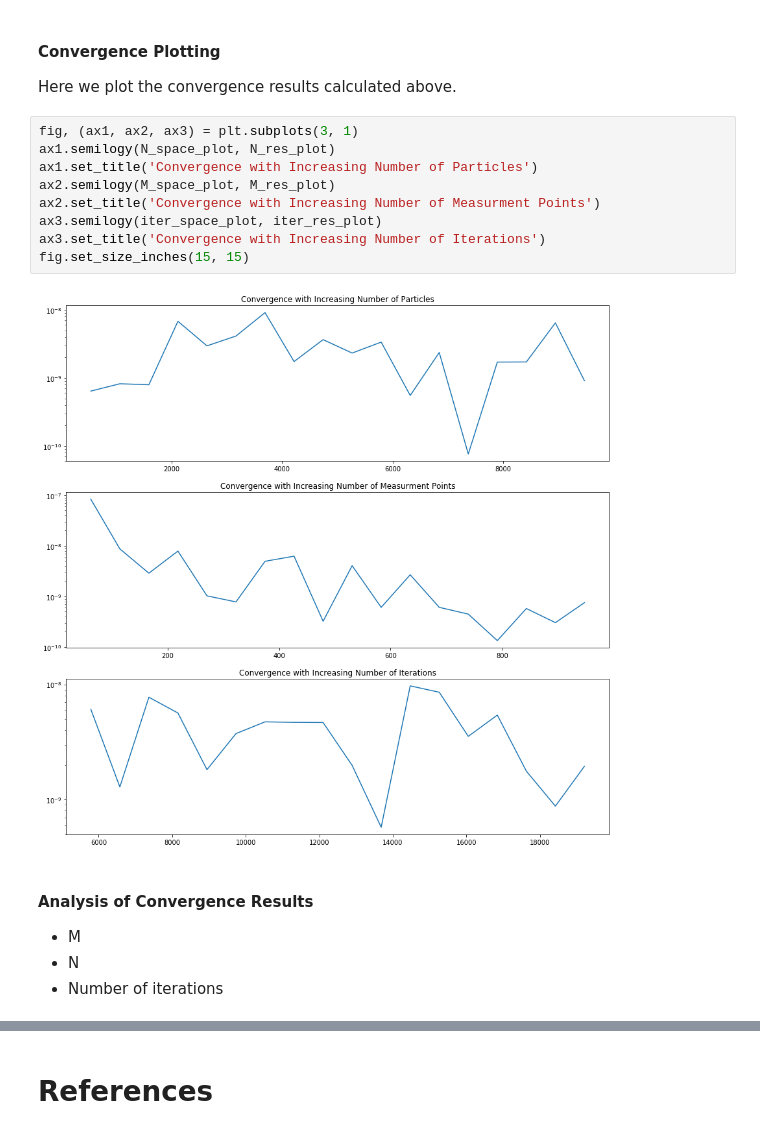
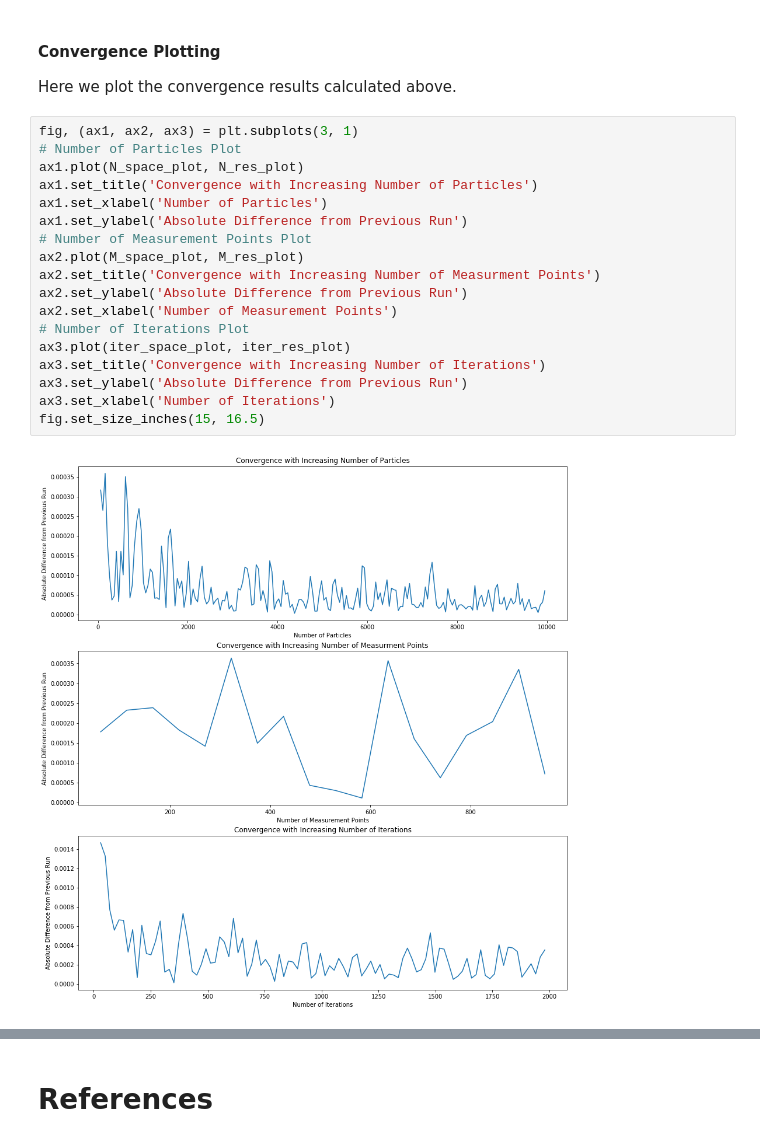
Before and after one commit to sheeshee/High-Performance-Computing-Coursework, a Jupyter notebook: Assignment 1/Assignment 1 Submission.ipynb, the cells around one changed output, grey strips where cells are left out. Drawn from its saved outputs; the diff is of its cells as text.

```diff
--- a/Assignment 1/Assignment 1 Submission.ipynb
+++ b/Assignment 1/Assignment 1 Submission.ipynb
@@ -1097,18 +1076,21 @@ iter_res_plot = np.array([0.0014643559651488715,
 Here we plot the convergence results calculated above.
 # %%
 fig, (ax1, ax2, ax3) = plt.subplots(3, 1)
-ax1.semilogy(N_space_plot, N_res_plot)
+# Number of Particles Plot
+ax1.plot(N_space_plot, N_res_plot)
 ax1.set_title('Convergence with Increasing Number of Particles')
-ax2.semilogy(M_space_plot, M_res_plot)
+ax1.set_xlabel('Number of Particles')
+ax1.set_ylabel('Absolute Difference from Previous Run')
+# Number of Measurement Points Plot
+ax2.plot(M_space_plot, M_res_plot)
 ax2.set_title('Convergence with Increasing Number of Measurment Points')
-ax3.semilogy(iter_space_plot, iter_res_plot)
+ax2.set_ylabel('Absolute Difference from Previous Run')
+ax2.set_xlabel('Number of Measurement Points')
+# Number of Iterations Plot
+ax3.plot(iter_space_plot, iter_res_plot)
 ax3.set_title('Convergence with Increasing Number of Iterations')
-fig.set_size_inches(15, 15)
+ax3.set_ylabel('Absolute Difference from Previous Run')
+ax3.set_xlabel('Number of Iterations')
+fig.set_size_inches(15, 16.5)
 # %% [output]
-[figure, old version]
+[figure, new version]
-# %% [markdown]
-#### Analysis of Convergence Results
-
-* M
-* N
-* Number of iterations
```
Also changed, not shown: parts of 7 cells of this notebook, 2 other files.
